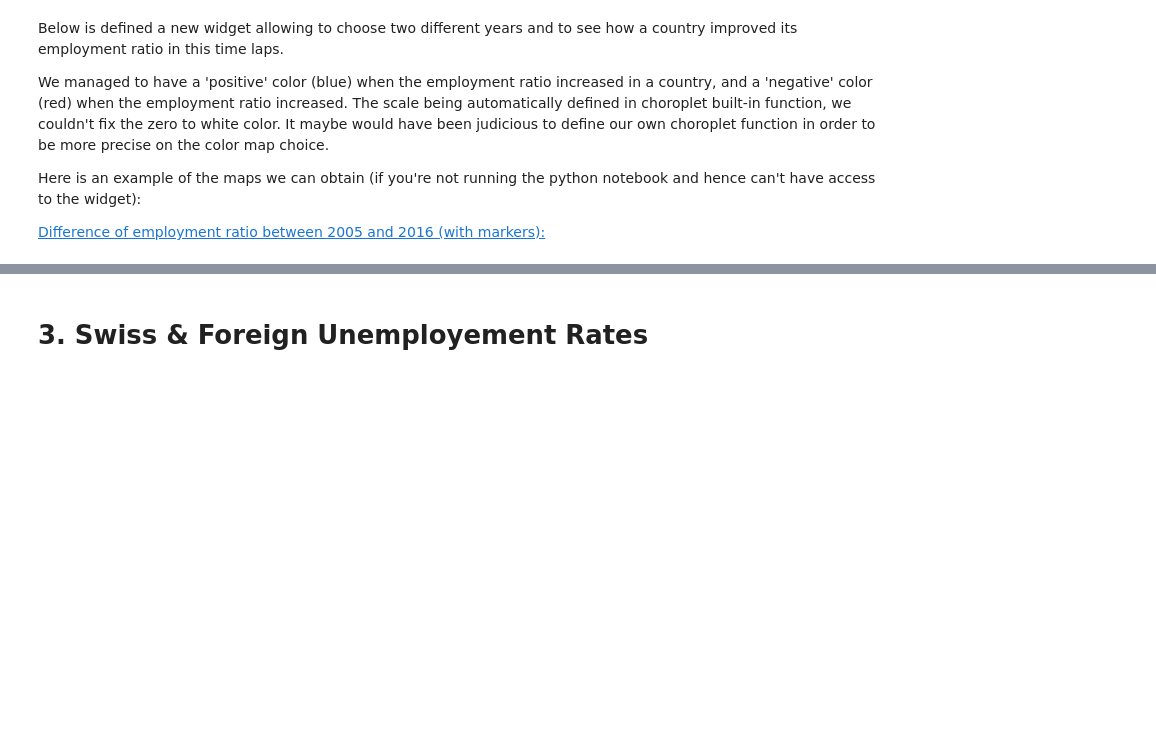
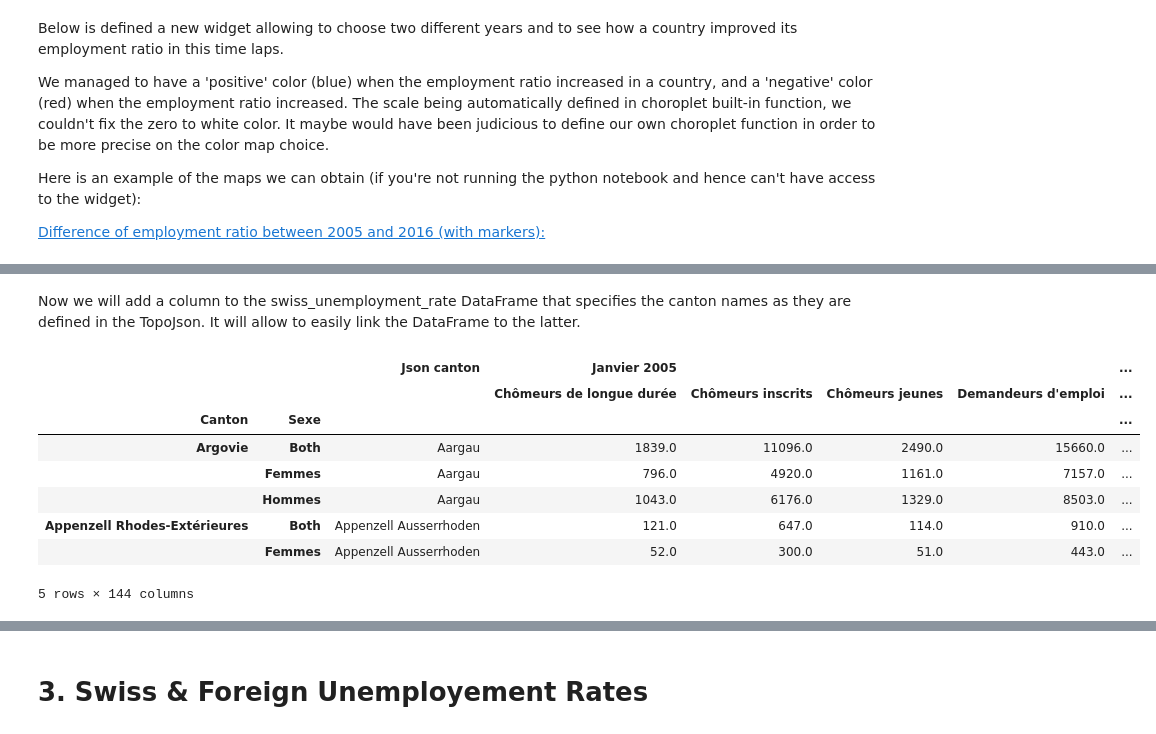
Before and after one commit to adrienruault/ada_molmaru, a Jupyter notebook: Homework03/Homework03.ipynb, the cells around one changed output, grey strips where cells are left out. Cells and saved outputs as stored; diff of their text form; code cells hidden in the pictures; blank space fills up the shorter version.

```diff
--- a/Homework03/Homework03.ipynb
+++ b/Homework03/Homework03.ipynb
@@ -253,0 +383,5 @@ If you're reading this message in another notebook frontend (for example, a stat
+# %%
+ch_cantons_path = 'topojson/ch-cantons.topojson.json'
+ch_cantons_json = json.load(open(ch_cantons_path))
+canton_names_json = [ch_cantons_json['objects']['cantons']['geometries'][i]['properties']['name'] for i in range(26)]
+canton_names_json
@@ -253,0 +416,4 @@ If you're reading this message in another notebook frontend (for example, a stat
+# %%
+canton_names_json.sort(reverse = False)
+[(canton_names_json[i], " -> ",
+ swiss_unemployment_data.index[3*i][0]) for i in range(26)]
@@ -253,0 +440,9 @@ If you're reading this message in another notebook frontend (for example, a stat
+# %%
+# Modification of the indexing order of swiss_unemployment_data
+# Changing Argovie's position
+swiss_unemployment_data = swiss_unemployment_data.iloc[6:9].append(swiss_unemployment_data.iloc[0:6])\
+                            .append(swiss_unemployment_data.iloc[9:])
+
+# Changing Bern's position
+swiss_unemployment_data = swiss_unemployment_data.iloc[:9].append(swiss_unemployment_data.iloc[12:18])\
+                            .append(swiss_unemployment_data.iloc[9:12]).append(swiss_unemployment_data[18:])
@@ -253,0 +472,22 @@ If you're reading this message in another notebook frontend (for example, a stat
+# %% [markdown]
+Now we will add a column to the swiss_unemployment_rate DataFrame that specifies the canton names as they are defined in the TopoJson. It will allow to easily link the DataFrame to the latter.
+# %%
+redim_ch_cantons_json = []
+for i in range(26):
+    redim_ch_cantons_json += [canton_names_json[i]]*3
+
+swiss_unemployment_data['Json canton'] = redim_ch_cantons_json
+cols = swiss_unemployment_data.columns.tolist()
+swiss_unemployment_data =swiss_unemployment_data[[cols[-1]] + cols[:-1]]
+# %%
+swiss_unemployment_data.head()
+# %% [output]
+|  |  | Json canton | Janvier 2005 |  |  |  | ... |
+|  |  |  | Chômeurs de longue durée | Chômeurs inscrits | Chômeurs jeunes | Demandeurs d'emploi | ... |
+| Canton | Sexe |  |  |  |  |  | ... |
+| Argovie | Both | Aargau | 1839.0 | 11096.0 | 2490.0 | 15660.0 | ... |
+|  | Femmes | Aargau | 796.0 | 4920.0 | 1161.0 | 7157.0 | ... |
+|  | Hommes | Aargau | 1043.0 | 6176.0 | 1329.0 | 8503.0 | ... |
+| Appenzell Rhodes-Extérieures | Both | Appenzell Ausserrhoden | 121.0 | 647.0 | 114.0 | 910.0 | ... |
+|  | Femmes | Appenzell Ausserrhoden | 52.0 | 300.0 | 51.0 | 443.0 | ... |
+5 rows × 144 columns
```
Also changed, not shown: parts of 55 cells of this notebook, 15 other files.
